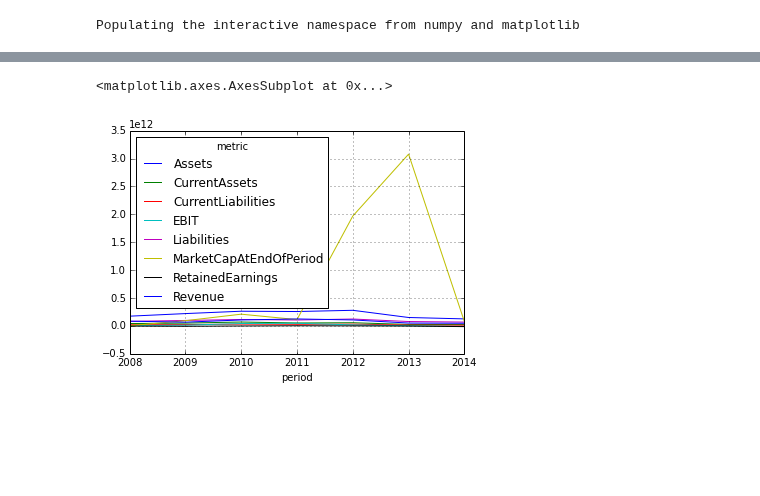
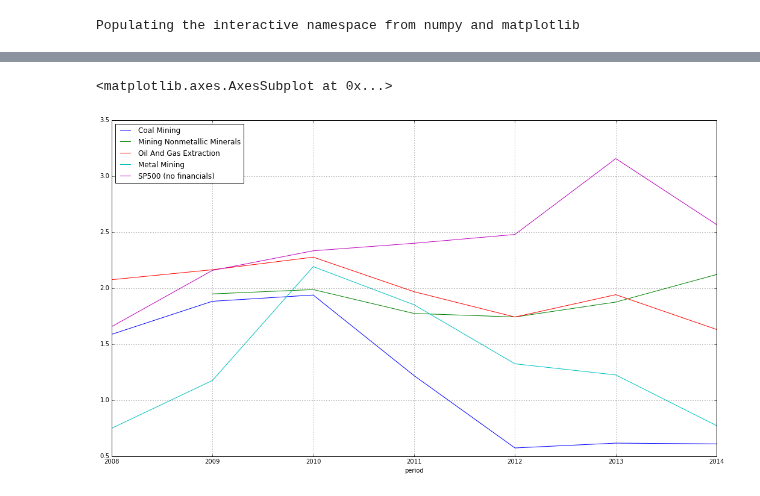
Before and after one commit to calcbench/notebooks, a Jupyter notebook: z-score.ipynb, the cells around one changed output, grey strips where cells are left out. Cells and saved outputs as stored; diff of their text form; code cells hidden in the pictures; blank space fills up the shorter version.

Commit message:
finishing up Z-score work

```diff
--- a/z-score.ipynb
+++ b/z-score.ipynb
@@ -18,10 +26,17 @@ crude_and_natural_gas_SIC = 1311
+# %%
+SIC_codes = {
+    "Oil And Gas Extraction" : 1300,
+    "Metal Mining" : 1000,
+    "Coal Mining" : 1200,
+    "Mining Nonmetallic Minerals" : 1400,
+}
 # %%
-def industry_z_score(SIC_code, bad_tickers):
-    peer_group = cb.companies(SIC_codes=[SIC_code])
+def peer_group_z_score(peer_group):
+    peer_group = peer_group[peer_group.ticker != 'GMC'] #GMC's marketvalue is off
     z_score_data = cb.normalized_dataframe(company_identifiers=list(peer_group.ticker),
                                            metrics=z_score_metrics,
                                            start_year=2008, start_period=0,
                                            end_year=2014, end_period=0)
     aggregate_data = z_score_data.sum(level=[0], axis=1)
-    return z_score(aggregate_data)
+    return compute_z_score(aggregate_data)
 # %%
@@ -61,6 +54,0 @@ industry_z_score(1300).plot()
-# %%
-peer_group = cb.companies(SIC_codes=[1000])
-z_score_data = cb.normalized_dataframe(company_identifiers=list(peer_group.ticker),
-                                       metrics=z_score_metrics,
-                                       start_year=2008, start_period=0,
-                                       end_year=2014, end_period=0)
@@ -81,5 +55,12 @@ z_score_data
-# %%
-z_score_data.sum(level=[0], axis=1).plot()
-# %% [output]
-<matplotlib.axes.AxesSubplot at 0x...>
-[figure, removed]
+# %%
+peer_groups = [(industry, cb.companies(SIC_codes=[SIC_code])) for industry, SIC_code in SIC_codes.items()]
+sp500 = cb.companies(index="SP500")
+sp500_no_financials = sp500[sp500.sic_code & ((sp500.sic_code < 6000) | (sp500.sic_code >= 7000))] # There is a different z-score formulas for financials.
+peer_groups.append(("SP500 (no financials)", sp500_no_financials))
+industry_z_scores = [(industry, peer_group_z_score(peer_group)) for industry, peer_group in peer_groups]
+z_scores = pd.DataFrame.from_items(industry_z_scores)
+# %%
+z_scores.plot(figsize=(18, 10))
+# %% [output]
+<matplotlib.axes.AxesSubplot at 0x...>
+[figure, added]
```
Also changed, not shown: parts of 9 cells of this notebook.
